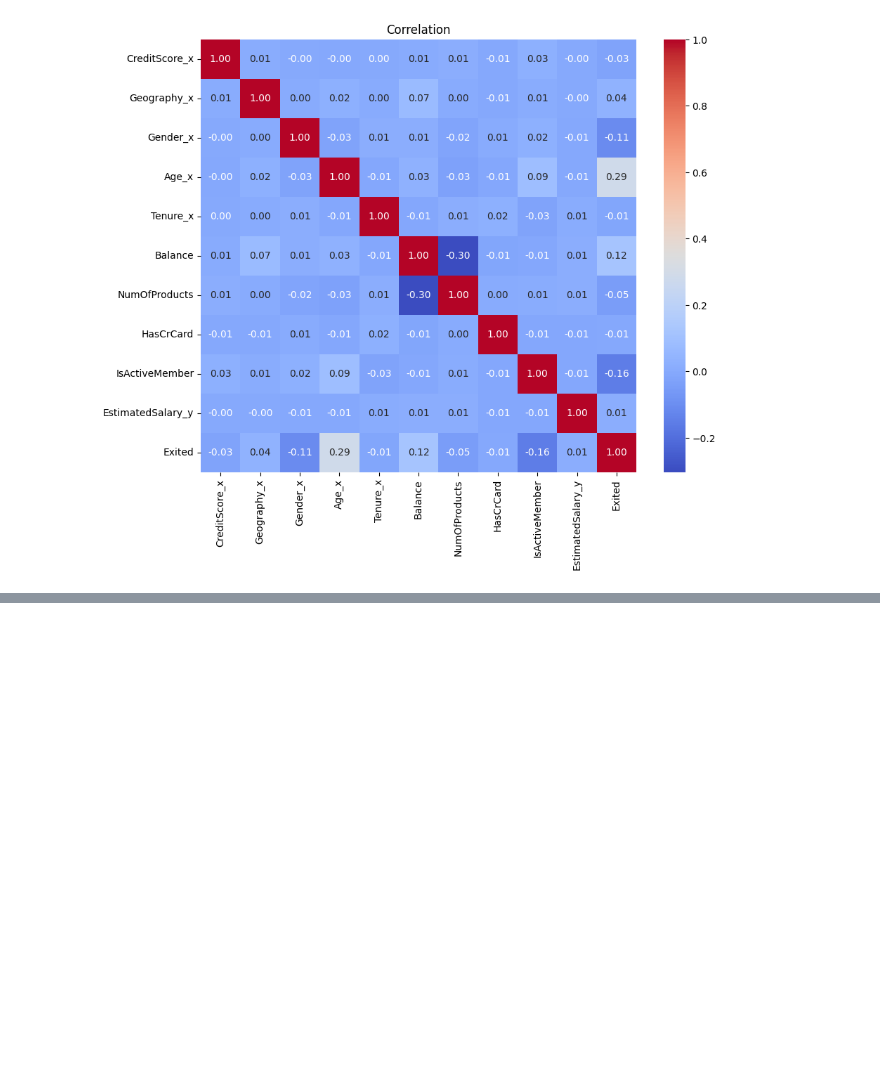
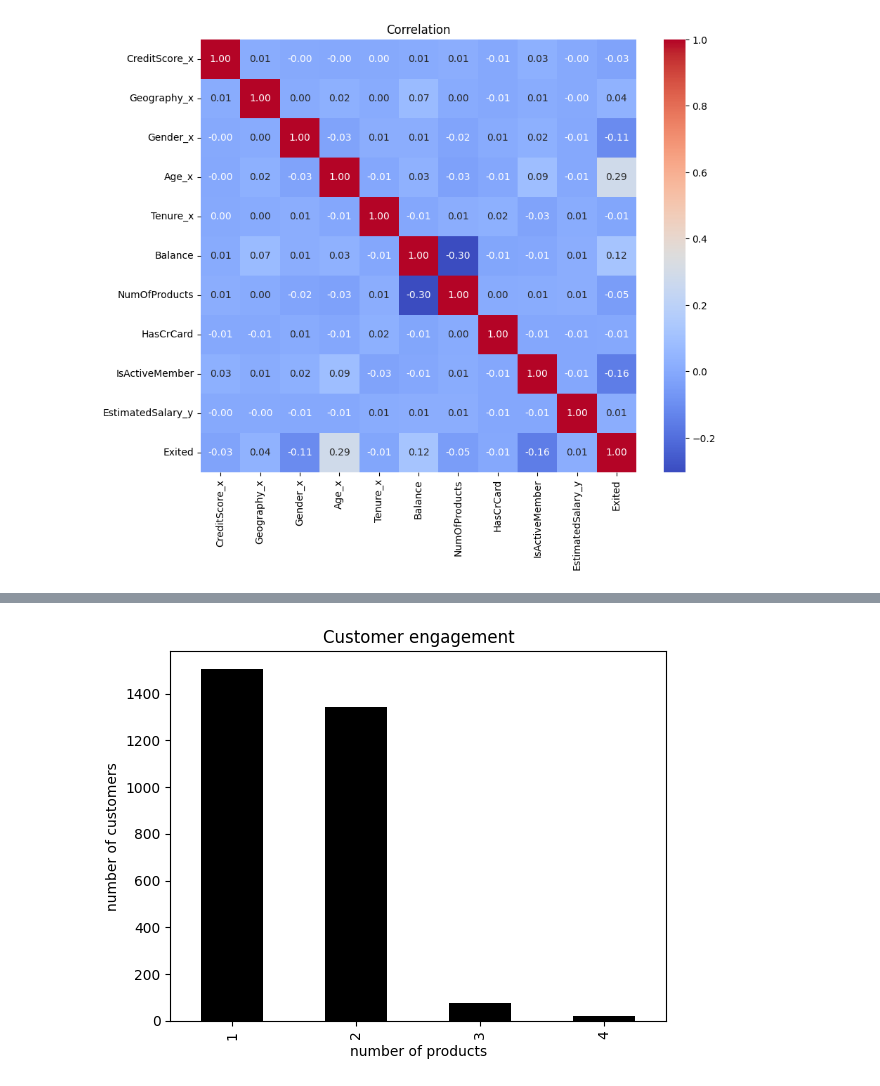
Before and after one commit to veniapputrii/Data-Analyst-using-Python, a Jupyter notebook: ETL_Products.ipynb, the cells around one changed output, grey strips where cells are left out. Cells and saved outputs as stored; diff of their text form; code cells hidden in the pictures; blank space fills up the shorter version.

Commit message:
V8. Barchart (find how loyal customers are)

```diff
--- a/ETL_Products.ipynb
+++ b/ETL_Products.ipynb
@@ -159,0 +159,10 @@ plt.show()
+# %%
+#Finding customer engagement and loyalty
+#try to know how they behave
+
+#general
+results.head()
+
+#product Depth : are most people using the bank for single product or more?
+filtered_results = results[['NumOfProducts', 'HasCrCard']]
+filtered_results.head()
@@ -159,0 +176,3 @@ plt.show()
+# %%
+filtered_value = filtered_results[(filtered_results['HasCrCard'] < 1) ]
+filtered_value.head()
@@ -159,0 +186,9 @@ plt.show()
+# %%
+value_count = filtered_value['NumOfProducts'].value_counts().sort_index()
+value_count.plot(kind='bar', color='black')
+plt.xlabel('number of products')
+plt.ylabel('number of customers')
+plt.title('Customer engagement')
+plt.show()
+# %% [output]
+[figure, added]
```
Also changed, not shown: parts of 8 cells of this notebook.
